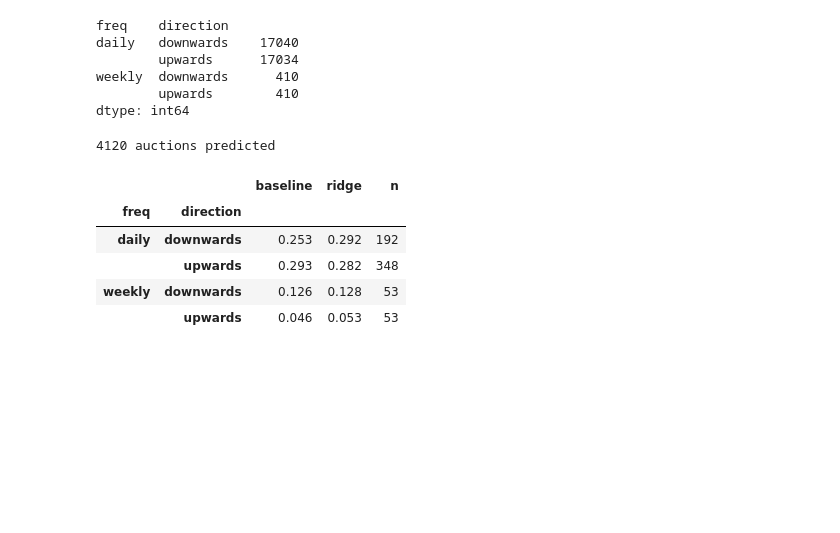
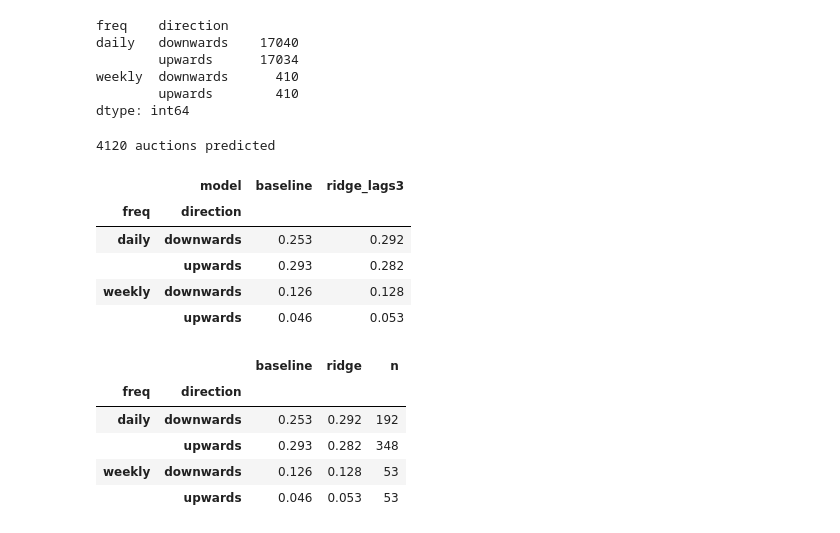
Before and after one commit to carolinaaraujo23/Swissgrid-reserve-price-forecast, a Jupyter notebook: notebooks/ridge.ipynb, the cells around one changed output. Drawn from its saved outputs; the diff is of its cells as text; code cells hidden in the pictures; blank space fills up the shorter version.

```diff
--- a/notebooks/ridge.ipynb
+++ b/notebooks/ridge.ipynb
@@ -30,4 +34,25 @@ preds_all = walk_forward_ridge(features_all, start_test="2024-01-01", end_test="
 print(len(preds_all), "auctions predicted")
 # %% [output]
 4120 auctions predicted
+# %%
+DEV_START, DEV_END = "2024-01-01", "2025-01-01"
+gc = auctions_all["gc"]
+in_dev = (gc >= pd.Timestamp(DEV_START, tz="UTC")) & (gc < pd.Timestamp(DEV_END, tz="UTC"))
+
+baseline = PreviousKnownAuctionBaseline().fit(auctions_all)
+preds_baseline = baseline.predict(auctions_all[in_dev])
+
+preds_ridge = to_contract(preds_all)
+
+# os dois avaliados pelo mesmo Evaluator, só em 2024
+evaluator = Evaluator(actuals=auctions_all, start_test=DEV_START, end_test=DEV_END)
+comparison = evaluator.evaluate_many({"baseline": preds_baseline, "ridge_lags3": preds_ridge})
+comparison.pivot_table(index=["freq", "direction"], columns="model", values="mae").round(3)
+# %% [output]
+|  | model | baseline | ridge_lags3 |
+| freq | direction |  |  |
+| daily | downwards | 0.253 | 0.292 |
+|  | upwards | 0.293 | 0.282 |
+| weekly | downwards | 0.126 | 0.128 |
+|  | upwards | 0.046 | 0.053 |
 # %%
```
Also changed, not shown: parts of 3 cells of this notebook, 21 other files.
